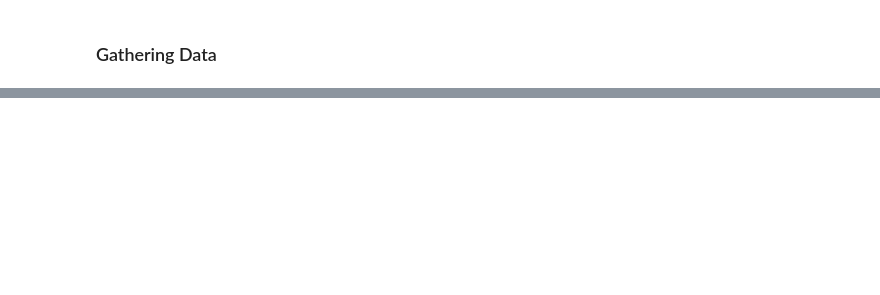
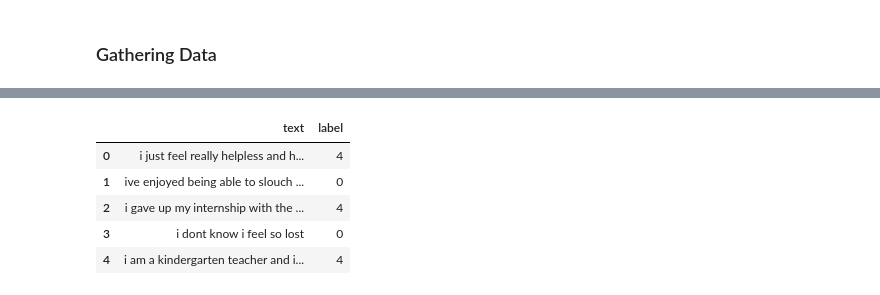
Before and after one commit to Capstone-DIY/Machine-Learning, a Jupyter notebook: notebooks/preprocessing_final.ipynb, the cells around one changed output, grey strips where cells are left out. Drawn from its saved outputs; the diff is of its cells as text; code cells hidden in the pictures; blank space fills up the shorter version.

```diff
--- a/notebooks/preprocessing_final.ipynb
+++ b/notebooks/preprocessing_final.ipynb
@@ -387,0 +94,2 @@ data_val.to_csv('../datasets/output_preprocess/data_val.csv', index=False)
+# %%
+df.drop('Unnamed: 0',axis=1,inplace=True)
@@ -387,0 +116,18 @@ data_val.to_csv('../datasets/output_preprocess/data_val.csv', index=False)
+# %%
+emotions = {
+
+    0: 'sadness',
+
+    1: 'joy',
+
+    2: 'love',
+
+    3: 'anger',
+
+    4: 'fear',
+
+    5: 'surprise'
+
+}
+
+df['kategori'] = df['label'].map(emotions)
@@ -387,0 +150,11 @@ data_val.to_csv('../datasets/output_preprocess/data_val.csv', index=False)
+# %%
+df = df.drop(columns=['kategori'])
+# %%
+df.head()
+# %% [output]
+|  | text | label |
+| 0 | i just feel really helpless and h... | 4 |
+| 1 | ive enjoyed being able to slouch ... | 0 |
+| 2 | i gave up my internship with the ... | 4 |
+| 3 | i dont know i feel so lost | 0 |
+| 4 | i am a kindergarten teacher and i... | 4 |
```
Also changed, not shown: parts of 67 cells of this notebook, 14 other files.
